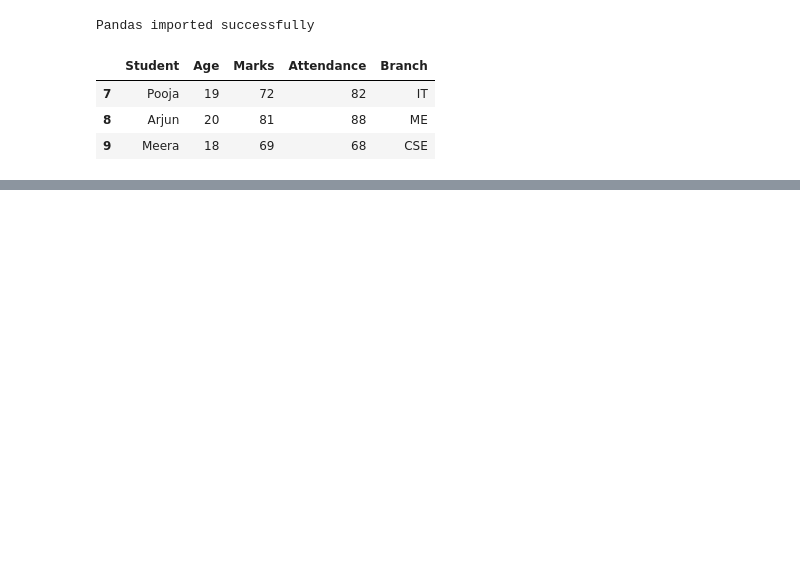
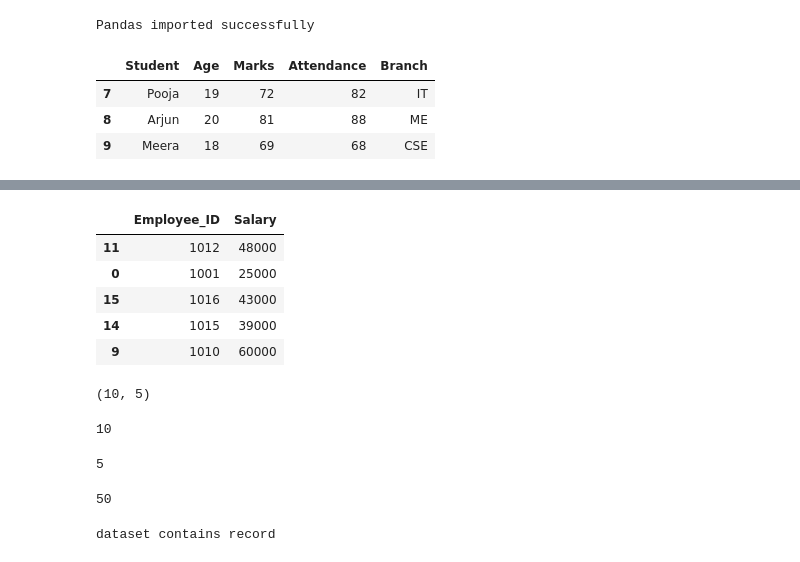
Before and after one commit to yadavshubham8871-afk/Pandas, a Jupyter notebook: Pandas_2.ipynb, the cells around one changed output, grey strips where cells are left out. Cells and saved outputs as stored; diff of their text form; code cells hidden in the pictures; blank space fills up the shorter version.

```diff
--- a/Pandas_2.ipynb
+++ b/Pandas_2.ipynb
@@ -51,0 +104,34 @@ df.sample(3)
+# %%
+large_df.sample(5,random_state=30)
+# %% [output]
+|  | Employee_ID | Salary |
+| 11 | 1012 | 48000 |
+| 0 | 1001 | 25000 |
+| 15 | 1016 | 43000 |
+| 14 | 1015 | 39000 |
+| 9 | 1010 | 60000 |
+# %%
+df.shape  #it is not a function call so bracket is remove
+# %% [output]
+(10, 5)
+# %%
+row,col=df.shape
+row
+# %% [output]
+10
+# %%
+col
+# %% [output]
+5
+# %%
+df.size
+# %% [output]
+50
+# %%
+#Check whether dataset has any record
+if df.shape[0]>0:
+  print("dataset contains record")
+else:
+  print("dataset not contains record")
+# %% [output]
+dataset contains record
```
Also changed, not shown: parts of 22 cells of this notebook.
